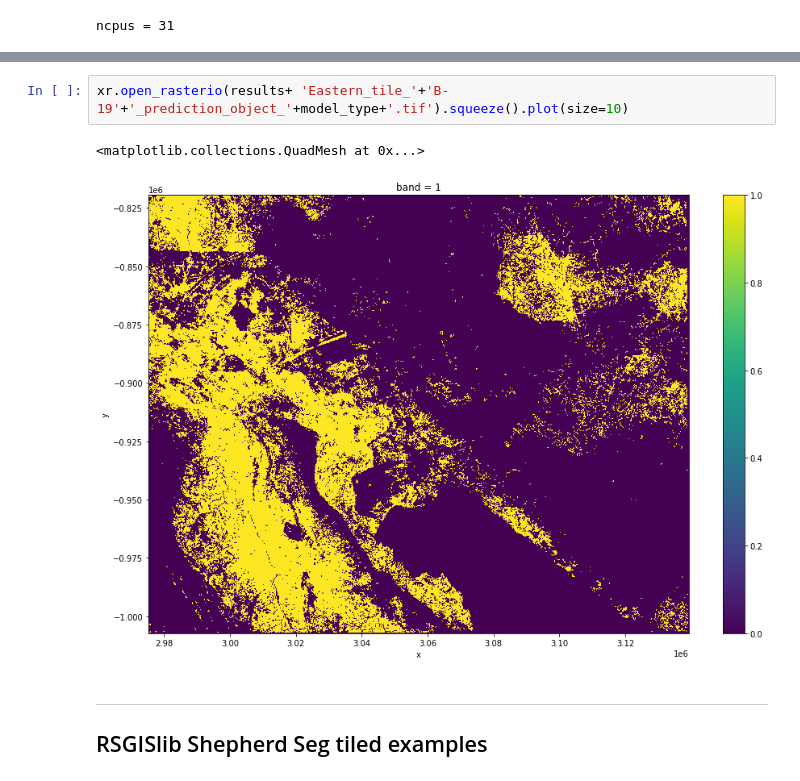
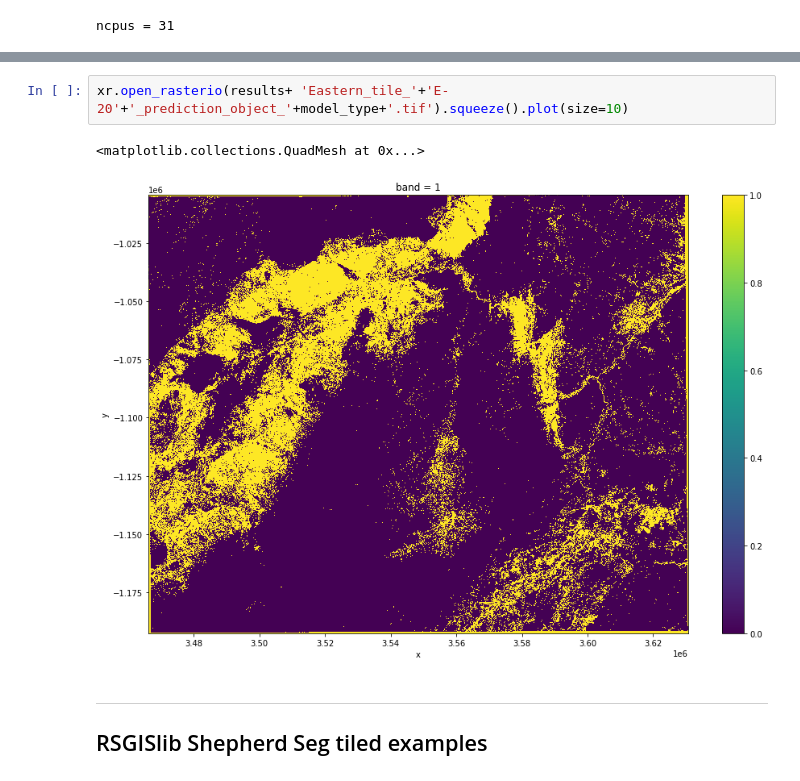
Before and after one commit to fivejjs/deafrica-sandbox-notebooks, a Jupyter notebook: crop_mask/eastern_cropmask/6_Object-based_filtering_optional.ipynb, the cells around one changed output, grey strips where cells are left out. Cells and saved outputs as stored; diff of their text form.

Commit message:
image seg run

```diff
--- a/crop_mask/eastern_cropmask/6_Object-based_filtering_optional.ipynb
+++ b/crop_mask/eastern_cropmask/6_Object-based_filtering_optional.ipynb
@@ -146,9 +148,9 @@ working on grid: D-17
 KeyboardInterrupt:
 # %%
-xr.open_rasterio(results+ 'Eastern_tile_'+'B-19'+'_prediction_object_'+model_type+'.tif').squeeze().plot(size=10)
+xr.open_rasterio(results+ 'Eastern_tile_'+'E-20'+'_prediction_object_'+model_type+'.tif').squeeze().plot(size=10)
 # %% [output]
 <matplotlib.collections.QuadMesh at 0x...>
-[figure, old version]
+[figure, new version]
 # %% [markdown]
 ***
 ## RSGISlib Shepherd Seg tiled examples
```
Also changed, not shown: parts of 4 cells of this notebook, 3 other files.
